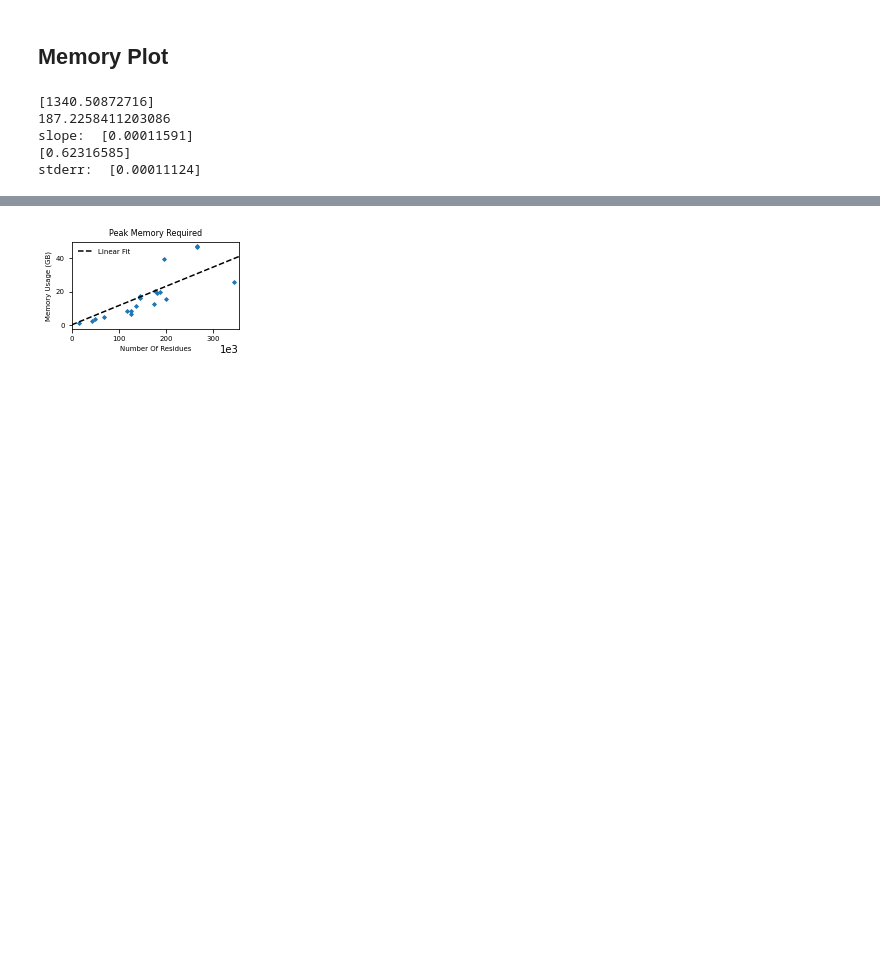
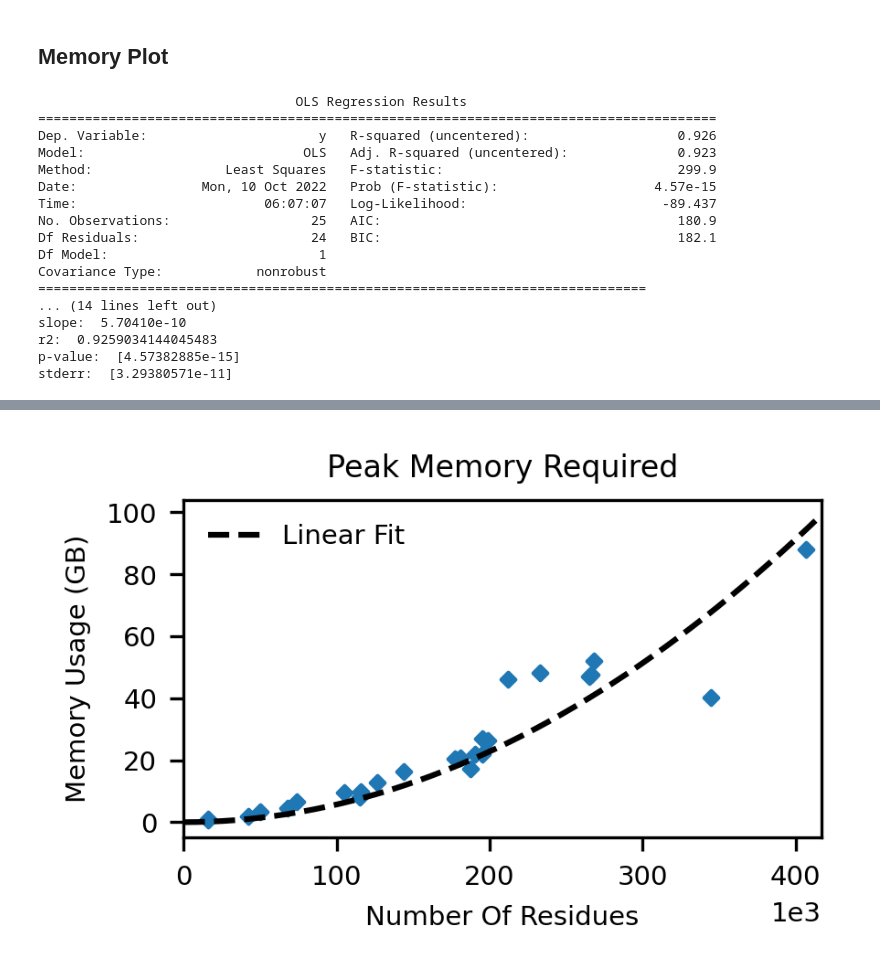
Before and after one commit to luquelab/mechanical_subdivision_ProDy, a Jupyter notebook: src/Figures.ipynb, the cells around one changed output, grey strips where cells are left out. Cells and saved outputs as stored; diff of their text form; code cells hidden in the pictures; blank space fills up the shorter version.

```diff
--- a/src/Figures.ipynb
+++ b/src/Figures.ipynb
@@ -588,25 +582,40 @@ font = {'family': 'sans-serif',
             'weight': 'normal',
             'size': 7}
 matplotlib.rc('font', **font)
-matplotlib.rc('svg', fonttype='none')
+matplotlib.rc('svg')
+matplotlib.rcParams['figure.dpi'] = 300
 # %%
-mib = [1245.8, 1977.5, 3553.9, 4317.5, 6038.1, 11000, 18377.8,19626, 7718,14671, 18768,  7700, 12087, 24330, 37603, 44781.7, 45355.71, 15472, 16778]
-res = np.array([16320,42000,49860,67740,125820, 136440,180600,177240,126720,199080, 187320, 117600, 174720,344880, 195420, 265200, 266460, 144060, 144060])
-Ts = [1,3,3,4,7,7,7,7,7,7,7,7,7,13,13]
+import pandas as pd
+import numpy as np
+table = pd.read_excel('C:/Users/colin/OneDrive - San Diego State University (SDSU.EDU)/1_Summer_2022/Thesis_final/results_table_correct.xlsx').set_index('PDB')
+table = table.drop('5zap')
+mib = np.array(table['Mem Usage'])
+res = np.array(table['Residues'])
 mb = 1.0486*np.array(mib)/1000
 # %%
-params, residuals, _, _ = np.linalg.lstsq(res[:,np.newaxis], mb)
-print(residuals)
-r2 = 1 - residuals/(mb.shape[0]*np.var(mb))
-stderr = np.sqrt(1/(mb.shape[0]-2) * residuals/(np.var(res)))
+res = np.array(table['Residues'])
+import statsmodels.api as sm
+
+R = res**2
+
+model = sm.OLS(mb,R)
+results = model.fit()
+print(results.summary())
+params = results.params
+r2 = results.rsquared
+stderr = results.bse
+pv = results.pvalues
+
+
+
+poly = np.poly1d([params[0],0,0])
+
 print(np.var(mb))
-print('slope: ', params)
-print(r2)
-poly = np.poly1d([params[0],0])
-line = np.poly1d([0,32])
-intersect = (poly - line).roots
+print('slope: ', "{:.5e}".format(params[0]))
+print('r2: ', r2)
+print('p-value: ', pv)
+x = np.linspace(0,np.max(res) + 10000)
 print('stderr: ', stderr)
-x = np.linspace(0,np.max(res) + 10000)
 fig, ax = plt.subplots(1, 1, figsize = (3,1.6))
 ax.set_title('Peak Memory Required', fontsize=8)
 ax.plot(x, poly(x), '--', label='Linear Fit', color='black' )
@@ -623,11 +632,25 @@ plt.yticks(fontsize=7)
 plt.ticklabel_format(axis='x',style='sci', scilimits=(3,3))
 ax.legend(frameon=False, fontsize=7)
 # fig.tight_layout()
-plt.savefig('C:/Users/colin/OneDrive - San Diego State University (SDSU.EDU)/1_Summer_2022/Figs/' + 'memPlot.svg')
+plt.savefig('C:/Users/colin/OneDrive - San Diego State University (SDSU.EDU)/1_Summer_2022/Thesis_final/Figs/' + 'memPlot_testing.svg')
+plt.savefig('C:/Users/colin/OneDrive - San Diego State University (SDSU.EDU)/1_Summer_2022/Thesis_final/Figs/' + 'memPlot_testing.png')
+
 plt.show()
 # %% [output]
-[1340.50872716]
-187.2258411203086
-slope:  [0.00011591]
-[0.62316585]
-stderr:  [0.00011124]
+                                 OLS Regression Results
+=======================================================================================
+Dep. Variable:                      y   R-squared (uncentered):                   0.926
+Model:                            OLS   Adj. R-squared (uncentered):              0.923
+Method:                 Least Squares   F-statistic:                              299.9
+Date:                Mon, 10 Oct 2022   Prob (F-statistic):                    4.57e-15
+Time:                        06:07:07   Log-Likelihood:                         -89.437
+No. Observations:                  25   AIC:                                      180.9
+Df Residuals:                      24   BIC:                                      182.1
+Df Model:                           1
+Covariance Type:            nonrobust
+==============================================================================
+... (14 lines left out)
+slope:  5.70410e-10
+r2:  0.9259034144045483
+p-value:  [4.57382885e-15]
+stderr:  [3.29380571e-11]
@@ -636,2 +657,2 @@ To use the future default and silence this warning we advise to pass `rcond=None
-[figure, old version]
+[figure, new version]
 # %%
```
Also changed, not shown: parts of 40 cells of this notebook, 7 other files.
